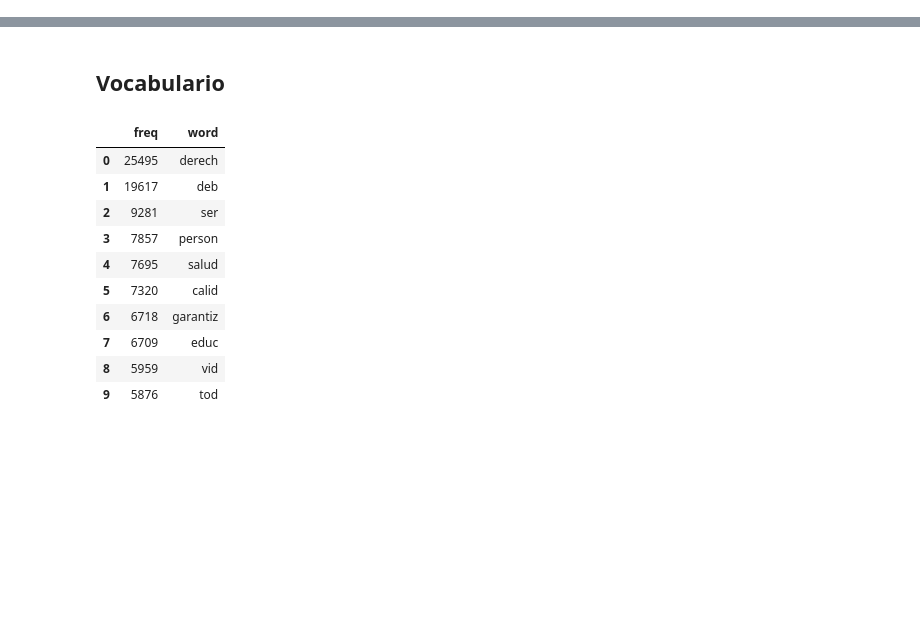
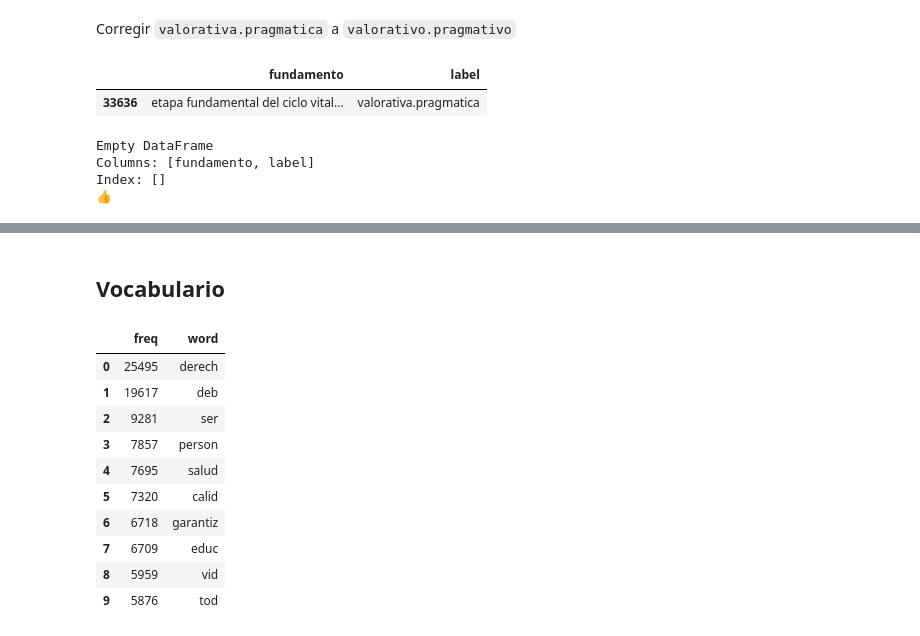
Before and after one commit to mquezada/elas-dataset-baselines, a Jupyter notebook: Classification-with-tf-idf.ipynb, the cells around one changed output, grey strips where cells are left out. Saved outputs shown, nothing was run; the diff lists cells and outputs as text; code cells hidden in the pictures; blank space fills up the shorter version.

```diff
--- a/Classification-with-tf-idf.ipynb
+++ b/Classification-with-tf-idf.ipynb
@@ -99 +86,17 @@ factico.negativo         1
 Name: label, dtype: int64
+# %% [markdown]
+Corregir `valorativa.pragmatica` a `valorativo.pragmativo`
+# %%
+docs_df[docs_df['label'] == 'valorativa.pragmatica']
+# %% [output]
+|  | fundamento | label |
+| 33636 | etapa fundamental del ciclo vital... | valorativa.pragmatica |
+# %%
+docs_df = docs_df.set_value(33636, 'label', 'valorativo.pragmatico')
+print(docs_df[docs_df['label'] == 'valorativa.pragmatica'])
+print('👍')
+# %% [output]
+Empty DataFrame
+Columns: [fundamento, label]
+Index: []
+👍
```
Also changed, not shown: parts of 44 cells of this notebook, 1 other file.
